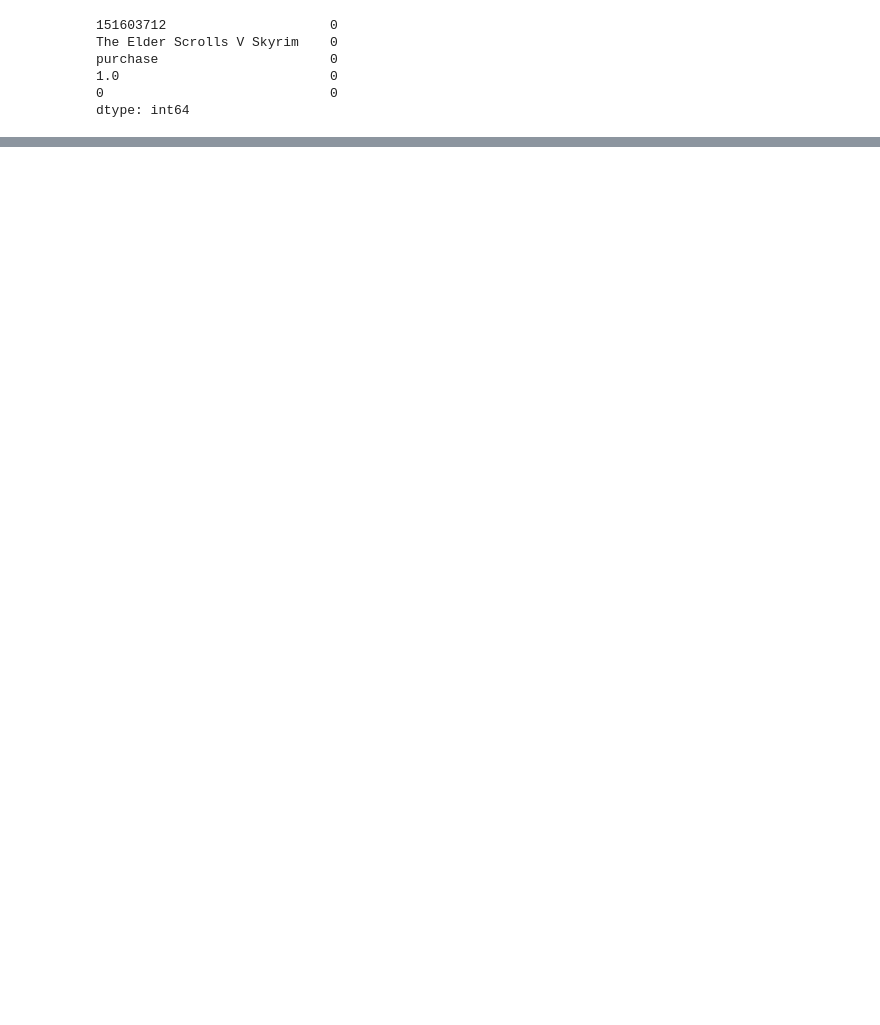
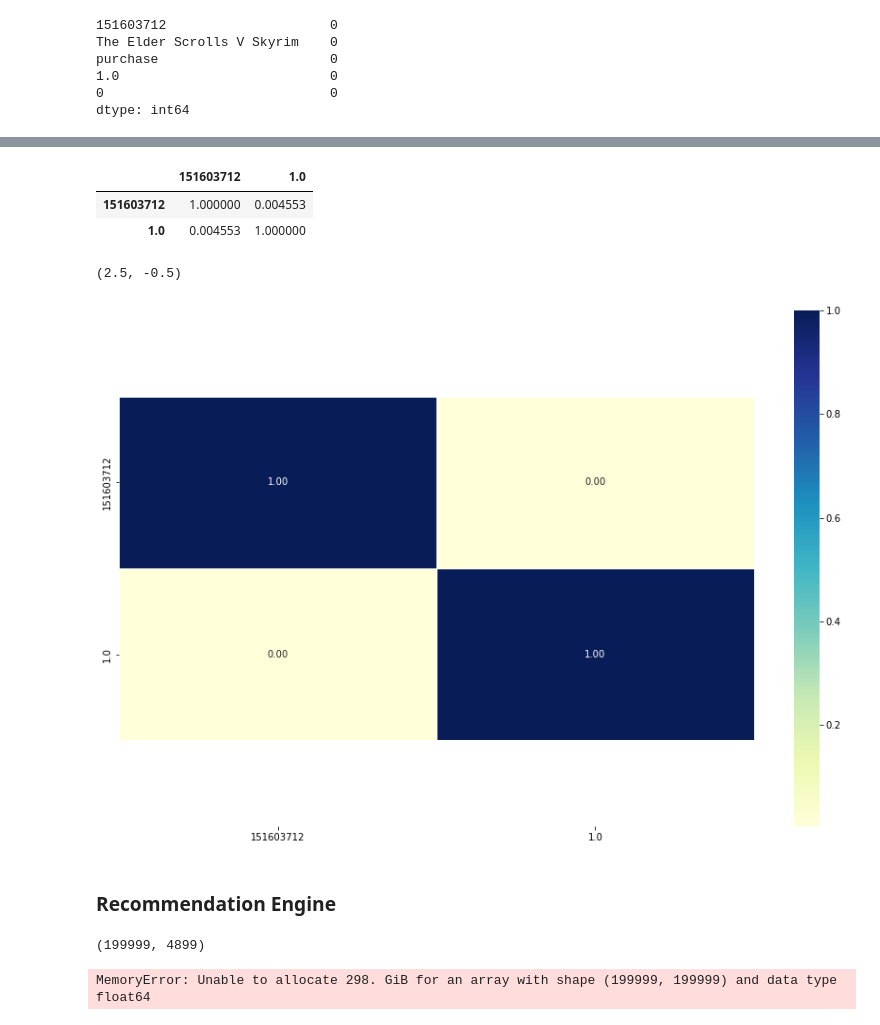
Before and after one commit to abideen-olawuwo/stem-game, a Jupyter notebook: steam.ipynb, the cells around one changed output, grey strips where cells are left out. Drawn from its saved outputs; the diff is of its cells as text; code cells hidden in the pictures; blank space fills up the shorter version.

```diff
--- a/steam.ipynb
+++ b/steam.ipynb
@@ -86,0 +103,21 @@ df_train['purchase'].value_counts().plot(kind='pie',autopct='%1.1f%%')
+# %%
+df.corr()
+# %% [output]
+|  | 151603712 | 1.0 |
+| 151603712 | 1.000000 | 0.004553 |
+| 1.0 | 0.004553 | 1.000000 |
+# %%
+corr_matrix = df.corr()
+fig, ax = plt.subplots(figsize=(15, 10))
+ax = sns.heatmap(corr_matrix,
+                 annot=True,
+                 linewidths=0.5,
+                 fmt=".2f",
+                 cmap="YlGnBu");
+bottom, top = ax.get_ylim()
+ax.set_ylim(bottom + 0.5, top - 0.5)
+# %% [output]
+(2.5, -0.5)
+[figure, added]
+# %% [markdown]
+### Recommendation Engine
@@ -86,0 +126,19 @@ df_train['purchase'].value_counts().plot(kind='pie',autopct='%1.1f%%')
+# %%
+#removing stopwords
+tfidf = TfidfVectorizer(stop_words='english')
+
+#Construct the required TF-IDF matrix by fitting and transforming the data
+tfidf_matrix = tfidf.fit_transform(df['The Elder Scrolls V Skyrim'])
+
+#Output the shape of tfidf_matrix
+tfidf_matrix.shape
+# %% [output]
+(199999, 4899)
+# %%
+# Import linear_kernel
+from sklearn.metrics.pairwise import linear_kernel
+
+# Compute the cosine similarity matrix
+cosine_sim = linear_kernel(tfidf_matrix, tfidf_matrix)
+# %% [output]
+MemoryError: Unable to allocate 298. GiB for an array with shape (199999, 199999) and data type float64
```
Also changed, not shown: parts of 13 cells of this notebook.
